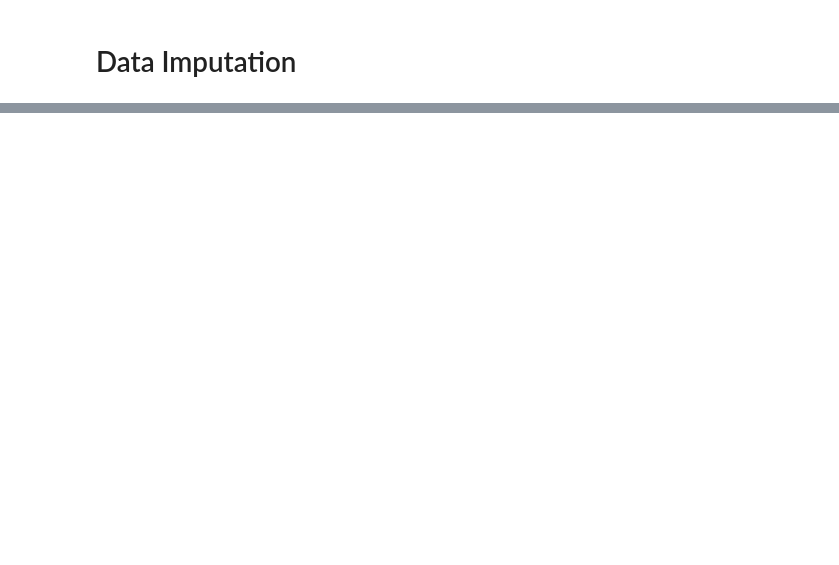
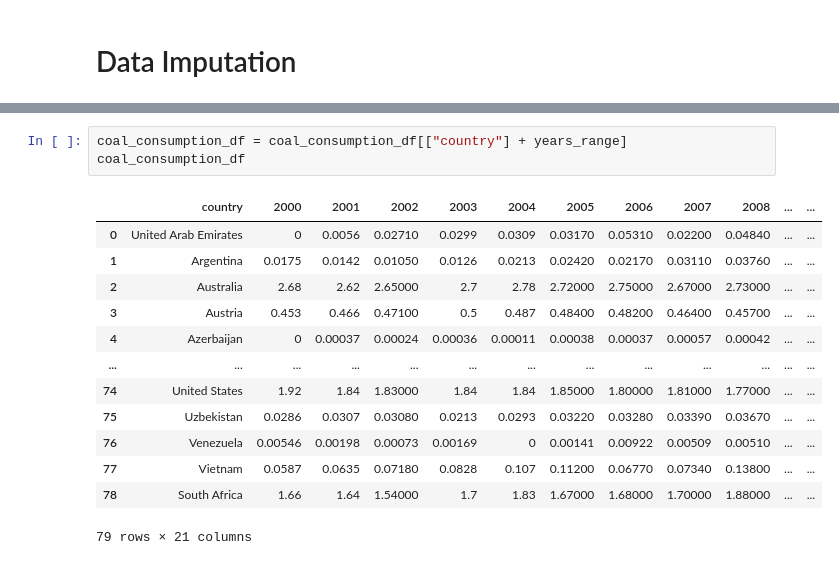
Before and after one commit to Norbert-Podgorski/Child-Mortality-Prediction-Bayesian-Model, a Jupyter notebook: KPI_analysis.ipynb, the cells around one changed output, grey strips where cells are left out. Cells and saved outputs as stored; diff of their text form; blank space fills up the shorter version.

```diff
--- a/KPI_analysis.ipynb
+++ b/KPI_analysis.ipynb
@@ -70,0 +121,17 @@ plot_global_map(gpd_global_internet_users, 'Broadband Subscription', 2020)
+# %%
+coal_consumption_df = coal_consumption_df[["country"] + years_range]
+coal_consumption_df
+# %% [output]
+|  | country | 2000 | 2001 | 2002 | 2003 | 2004 | 2005 | 2006 | 2007 | 2008 | ... | ... |
+| 0 | United Arab Emirates | 0 | 0.0056 | 0.02710 | 0.0299 | 0.0309 | 0.03170 | 0.05310 | 0.02200 | 0.04840 | ... | ... |
+| 1 | Argentina | 0.0175 | 0.0142 | 0.01050 | 0.0126 | 0.0213 | 0.02420 | 0.02170 | 0.03110 | 0.03760 | ... | ... |
+| 2 | Australia | 2.68 | 2.62 | 2.65000 | 2.7 | 2.78 | 2.72000 | 2.75000 | 2.67000 | 2.73000 | ... | ... |
+| 3 | Austria | 0.453 | 0.466 | 0.47100 | 0.5 | 0.487 | 0.48400 | 0.48200 | 0.46400 | 0.45700 | ... | ... |
+| 4 | Azerbaijan | 0 | 0.00037 | 0.00024 | 0.00036 | 0.00011 | 0.00038 | 0.00037 | 0.00057 | 0.00042 | ... | ... |
+| ... | ... | ... | ... | ... | ... | ... | ... | ... | ... | ... | ... | ... |
+| 74 | United States | 1.92 | 1.84 | 1.83000 | 1.84 | 1.84 | 1.85000 | 1.80000 | 1.81000 | 1.77000 | ... | ... |
+| 75 | Uzbekistan | 0.0286 | 0.0307 | 0.03080 | 0.0213 | 0.0293 | 0.03220 | 0.03280 | 0.03390 | 0.03670 | ... | ... |
+| 76 | Venezuela | 0.00546 | 0.00198 | 0.00073 | 0.00169 | 0 | 0.00141 | 0.00922 | 0.00509 | 0.00510 | ... | ... |
+| 77 | Vietnam | 0.0587 | 0.0635 | 0.07180 | 0.0828 | 0.107 | 0.11200 | 0.06770 | 0.07340 | 0.13800 | ... | ... |
+| 78 | South Africa | 1.66 | 1.64 | 1.54000 | 1.7 | 1.83 | 1.67000 | 1.68000 | 1.70000 | 1.88000 | ... | ... |
+79 rows × 21 columns
```
Also changed, not shown: parts of 56 cells of this notebook.
